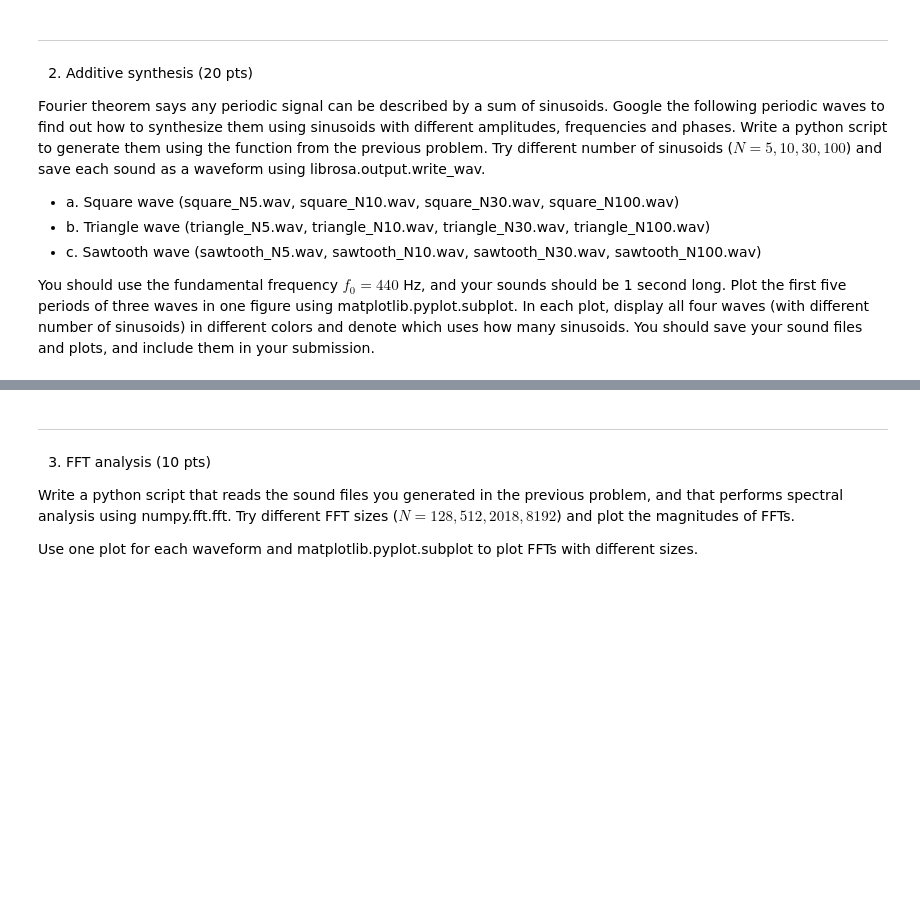
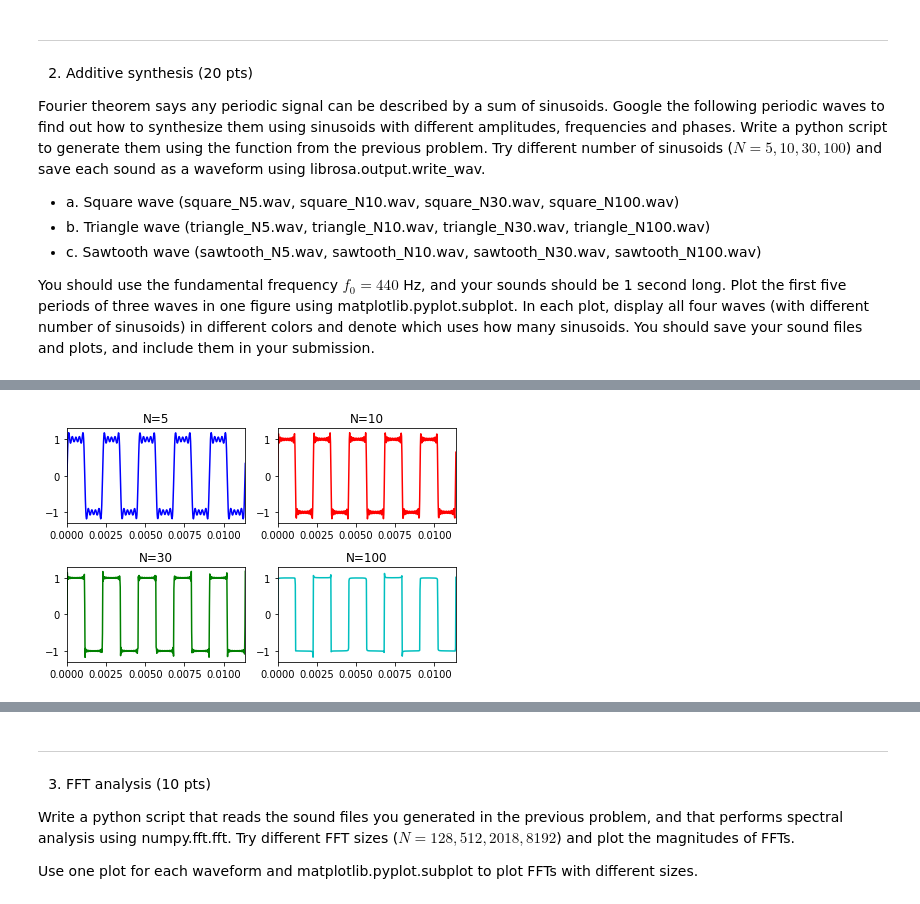
Before and after one commit to changwoonchoi/cl2020, a Jupyter notebook: as_1/assignment01.ipynb, the cells around one changed output, grey strips where cells are left out. Drawn from its saved outputs; the diff is of its cells as text; code cells hidden in the pictures; blank space fills up the shorter version.

```diff
--- a/as_1/assignment01.ipynb
+++ b/as_1/assignment01.ipynb
@@ -103,7 +106,14 @@ Write a function that generates a sine wave. Your function should take four para
 def sinewave(amp,freq,phs,dur,fs):
 
     # Put your comments here to describe your function – what it does, what are the input arguments, etc.
-
+    '''
+    ### input parameters
+    amp : amplitude of sine wave
+    freq : frequency of sine wave(in Hz)
+    phs : initial phase(in radian)
+    dur : time length(duration) of sine wave
+    fs : sampling frequency(in Hz)
+    '''
     # !!!! your code here !!!!
     y = amp * np.sin(2 * np.pi * freq * np.arange(0, dur, 1 / fs) + phs)
 
@@ -168,0 +173,72 @@ You should use the fundamental frequency $ f_0 = 440 $ Hz, and your sounds shoul
+# %%
+# !!!! your code here !!!!
+
+dur = 1
+fs = 44100
+f0 = 440
+t = np.linspace(0, dur, int(fs*dur))
+Ns = [5, 10, 30, 100]
+color = ['b', 'r', 'g', 'c']
+# Square wave
+def make_square_wave(N):
+    square_wave = np.zeros(len(np.arange(0, dur, 1/fs)))
+    for n in range(1, N+1):
+        square_wave += sinewave(4/(np.pi*(2*n-1)), f0*(2*n-1), 0, 1, fs)
+    return square_wave
+
+# Triangle wave
+def make_triangle_wave(N):
+    triangle_wave = np.zeros(len(np.arange(0, dur, 1/fs)))
+    for n in range(1, N+1):
+        triangle_wave += sinewave(8*(-1)**(n-1)/(np.pi*np.pi*((2*n-1)**2)), f0*(2*n-1), 0, 1, fs)
+    return triangle_wave
+
+# Sawtooth wave
+def make_saw_wave(N):
+    saw_wave = np.zeros(len(np.arange(0, dur, 1/fs)))
+    for n in range(N):
+        if n == 0:
+            saw_wave += np.ones(len(np.arange(0, dur, 1/fs))) / 2.
+        else:
+            saw_wave -= sinewave(1 / (np.pi * n), f0 * n, 0, 1, fs)
+    return saw_wave
+
+print("a. Square wave")
+fig = plt.figure()
+for i, N in enumerate(Ns):
+    ax = fig.add_subplot(2,2,i+1)
+    square_wave = make_square_wave(N)
+    ax.set(xlim=[0., 5/f0], title='N={}'.format(N))
+    ax.plot(t, square_wave[0:int(fs*dur)], color[i])
+    sf.write('./square_N{}.wav'.format(N), saw_wave, fs)
+
+fig.tight_layout()
+plt.show()
+plt.clf()
+
+print("b. Triangle wave")
+fig = plt.figure()
+for i, N in enumerate(Ns):
+    ax = fig.add_subplot(2,2,i+1)
+    triangle_wave = make_triangle_wave(N)
+    ax.set(xlim=[0., 5/f0], title='N={}'.format(N))
+    ax.plot(t, triangle_wave[0:int(fs*dur)], color[i])
+    sf.write('./triangle_N{}.wav'.format(N), saw_wave, fs)
+
+fig.tight_layout()
+plt.show()
+plt.clf()
+
+print("c. sawtooth wave")
+fig = plt.figure()
+for i, N in enumerate(Ns):
+    ax = fig.add_subplot(2,2,i+1)
+    saw_wave = make_saw_wave(N)
+    ax.set(xlim=[0., 5/f0], title='N={}'.format(N))
+    ax.plot(t, saw_wave[0:int(fs*dur)], color[i])
+    sf.write('./saw_N{}.wav'.format(N), saw_wave, fs)
+
+fig.tight_layout()
+plt.show()
+plt.clf()
+# %% [output]
@@ -168,0 +246 @@ You should use the fundamental frequency $ f_0 = 440 $ Hz, and your sounds shoul
+[figure, added]
```
Also changed, not shown: parts of 6 cells of this notebook, 21 other files.
